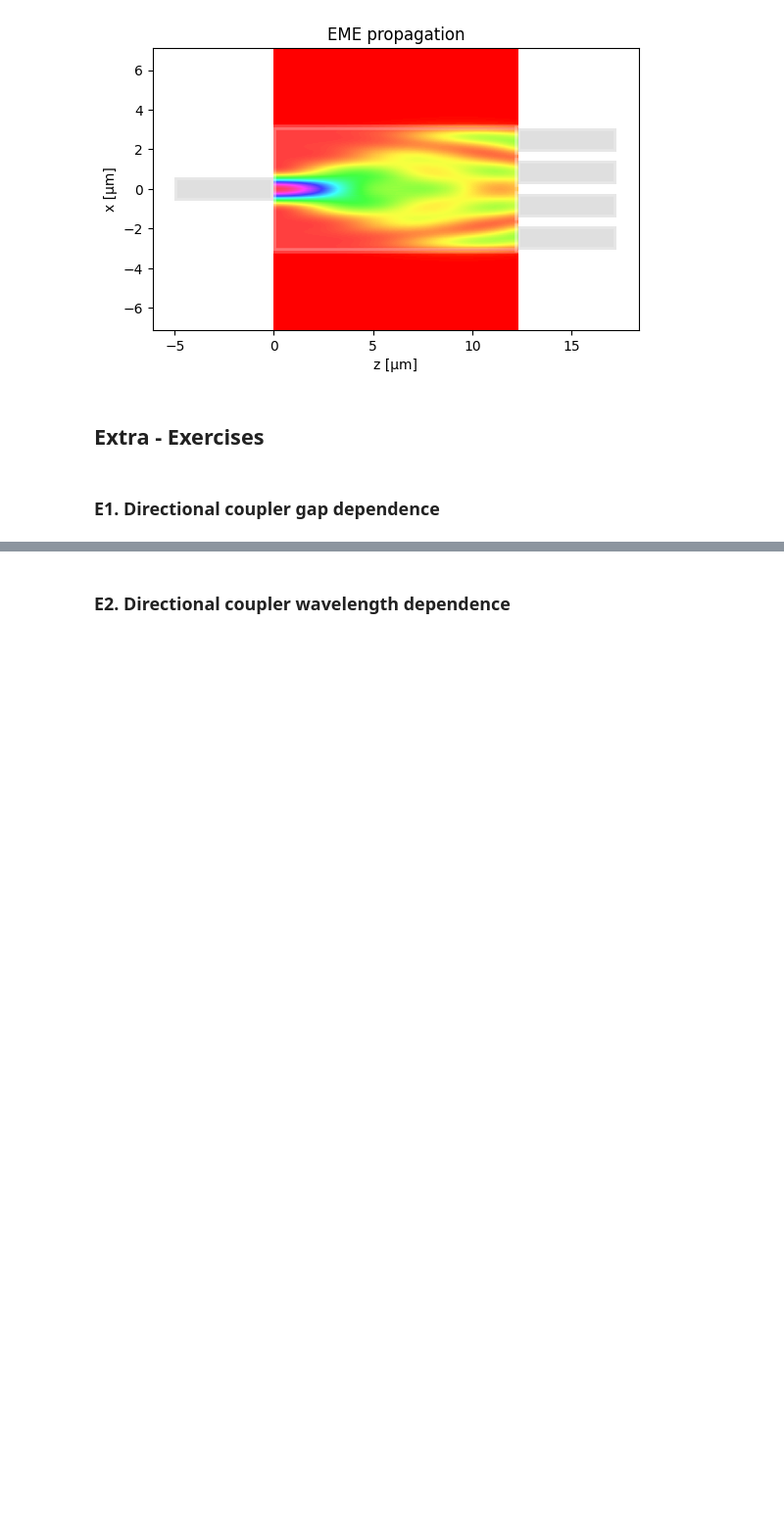
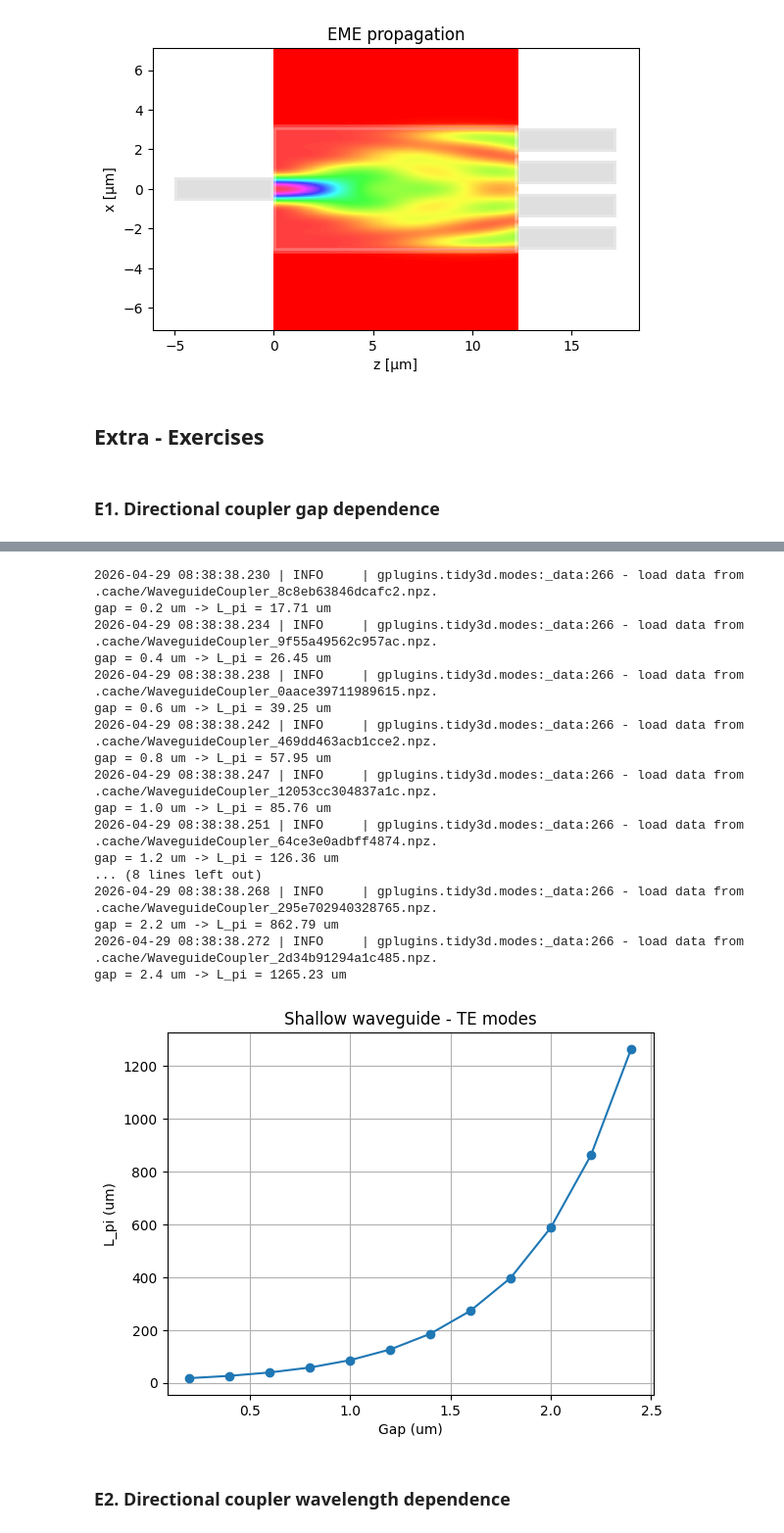
Before and after one commit to ltorjua/cifoin-lab2, a Jupyter notebook: COUPLERS_Student.ipynb, the cells around one changed output, grey strips where cells are left out. Shown at 98% size. Saved outputs shown, nothing was run; the diff lists cells and outputs as text; code cells hidden in the pictures; blank space fills up the shorter version.

```diff
--- a/COUPLERS_Student.ipynb
+++ b/COUPLERS_Student.ipynb
@@ -935,3 +979,65 @@ deep_dcoupler_cs = gt.modes.WaveguideCoupler(
+# %%
+#GUIA SHALLOW
+
+lambda_c = 1.55
+
+# --- E1: Directional coupler gap dependence (SHALLOW) ---
+
+gap_values = np.arange(0.2, 2.6, 0.2)
+Lpi_TE = []
+
+for gap_to_simulate in gap_values:
+
+    dcoupler_cs = gt.modes.WaveguideCoupler(
+        wavelength=lambda_c,
+        core_width=(1.0, 1.0),
+        gap=gap_to_simulate,
+        slab_thickness=150 * nm,  # SHALLOW
+        core_material='sin',
+        clad_material='sio2',
+        core_thickness=300 * nm,
+        num_modes=4,
+        cache_path='.cache/',
+        precision='double',
+        max_grid_scaling=1.5,
+        grid_resolution=20
+    )
+
+    neff = dcoupler_cs.n_eff
+
+    L_pi = 0.5 * lambda_c / (neff[0].real - neff[1].real)
+
+    Lpi_TE.append(L_pi)
+
+    print(f"gap = {gap_to_simulate:.1f} um -> L_pi = {L_pi:.2f} um")
+
+# --- Plot ---
+plt.figure()
+plt.plot(gap_values, Lpi_TE, 'o-')
+plt.xlabel("Gap (um)")
+plt.ylabel("L_pi (um)")
+plt.title("Shallow waveguide - TE modes")
+plt.grid(True)
+plt.show()
+# %% [output]
+2026-04-29 08:38:38.230 | INFO     | gplugins.tidy3d.modes:_data:266 - load data from .cache/WaveguideCoupler_8c8eb63846dcafc2.npz.
+gap = 0.2 um -> L_pi = 17.71 um
+2026-04-29 08:38:38.234 | INFO     | gplugins.tidy3d.modes:_data:266 - load data from .cache/WaveguideCoupler_9f55a49562c957ac.npz.
+gap = 0.4 um -> L_pi = 26.45 um
+2026-04-29 08:38:38.238 | INFO     | gplugins.tidy3d.modes:_data:266 - load data from .cache/WaveguideCoupler_0aace39711989615.npz.
+gap = 0.6 um -> L_pi = 39.25 um
+2026-04-29 08:38:38.242 | INFO     | gplugins.tidy3d.modes:_data:266 - load data from .cache/WaveguideCoupler_469dd463acb1cce2.npz.
+gap = 0.8 um -> L_pi = 57.95 um
+2026-04-29 08:38:38.247 | INFO     | gplugins.tidy3d.modes:_data:266 - load data from .cache/WaveguideCoupler_12053cc304837a1c.npz.
+gap = 1.0 um -> L_pi = 85.76 um
+2026-04-29 08:38:38.251 | INFO     | gplugins.tidy3d.modes:_data:266 - load data from .cache/WaveguideCoupler_64ce3e0adbff4874.npz.
+gap = 1.2 um -> L_pi = 126.36 um
+... (8 lines left out)
+2026-04-29 08:38:38.268 | INFO     | gplugins.tidy3d.modes:_data:266 - load data from .cache/WaveguideCoupler_295e702940328765.npz.
+gap = 2.2 um -> L_pi = 862.79 um
+2026-04-29 08:38:38.272 | INFO     | gplugins.tidy3d.modes:_data:266 - load data from .cache/WaveguideCoupler_2d34b91294a1c485.npz.
+gap = 2.4 um -> L_pi = 1265.23 um
+[figure, added]
 # %% [markdown]
 ### E2. Directional coupler wavelength dependence
 # %%
```
Also changed, not shown: parts of 10 cells of this notebook, 1 other file.
